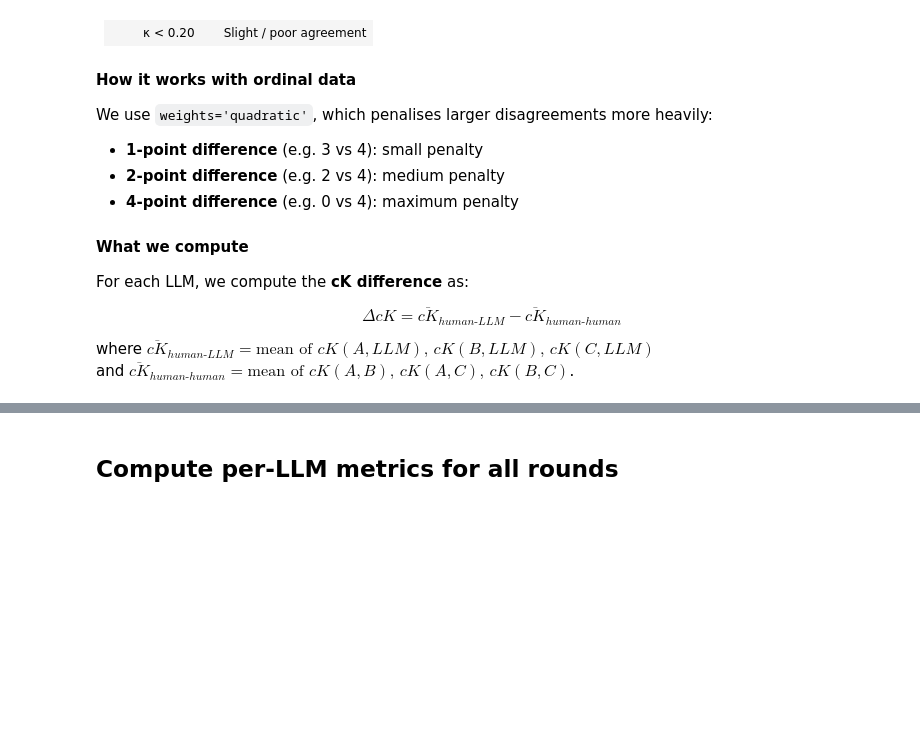
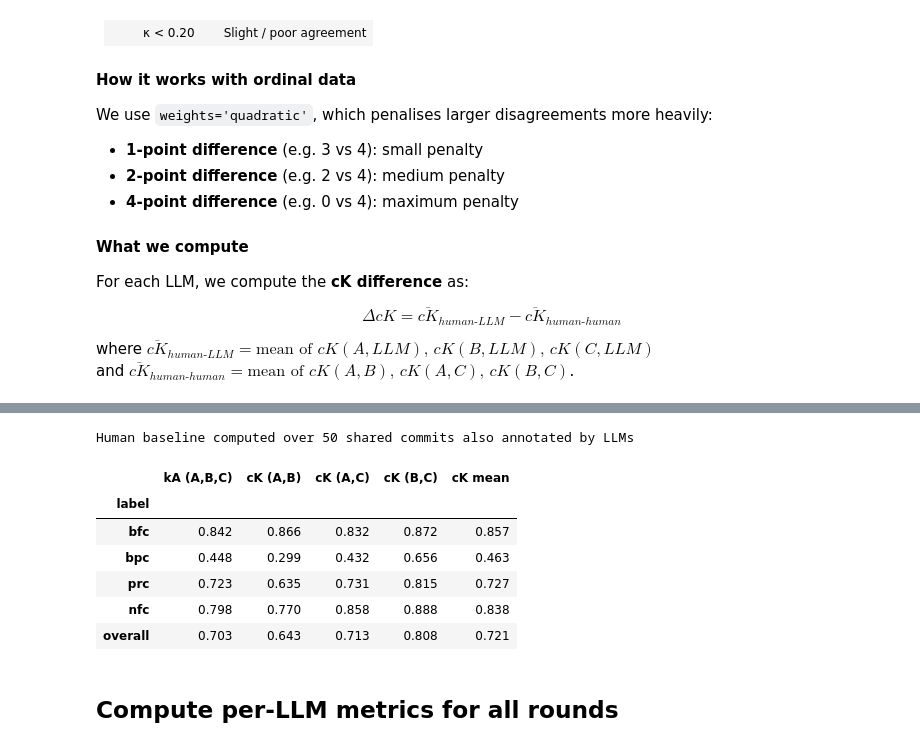
Before and after one commit to Maes95/llm-commit-classification, a Jupyter notebook: analysis/disagreement_analysis.ipynb, the cells around one changed output, grey strips where cells are left out. Drawn from its saved outputs; the diff is of its cells as text; code cells hidden in the pictures; blank space fills up the shorter version.

```diff
--- a/analysis/disagreement_analysis.ipynb
+++ b/analysis/disagreement_analysis.ipynb
@@ -222,3 +233,62 @@ def subset_by_commits(df: pd.DataFrame, commit_set: set[str]) -> pd.DataFrame:
+# %%
+# Use only commits shared by humans and also analyzed by LLMs
+human_common_commits = (
+    set(human_data["A"]["commit_hash"].astype(str))
+    & set(human_data["B"]["commit_hash"].astype(str))
+    & set(human_data["C"]["commit_hash"].astype(str))
+)
+
+llm_commit_sets = []
+for model_files in llm_files_by_round.values():
+    for csv_path in model_files.values():
+        llm_tmp = standardize_annotations_df(pd.read_csv(csv_path))
+        llm_commit_sets.append(set(llm_tmp["commit_hash"].astype(str)))
+
+if not llm_commit_sets:
+    raise ValueError("No LLM annotation files found to define the baseline commit set.")
+
+llm_common_commits = set.intersection(*llm_commit_sets)
+baseline_commit_set = human_common_commits & llm_common_commits
+
+if not baseline_commit_set:
+    raise ValueError("No shared commit set found between humans and LLM files for baseline.")
+
+hA_base = subset_by_commits(human_data["A"], baseline_commit_set)
+hB_base = subset_by_commits(human_data["B"], baseline_commit_set)
+hC_base = subset_by_commits(human_data["C"], baseline_commit_set)
+
+baseline_rows = []
+for label in LABELS:
+    ka_base      = alpha_for_group({"A": hA_base, "B": hB_base, "C": hC_base}, label)
+    ck_ab        = cohen_for_pair(hA_base, hB_base, label)
+    ck_ac        = cohen_for_pair(hA_base, hC_base, label)
+    ck_bc        = cohen_for_pair(hB_base, hC_base, label)
+    ck_base_mean = float(np.nanmean([ck_ab, ck_ac, ck_bc]))
+    baseline_rows.append({
+        "label": label,
+        "kA (A,B,C)": round(ka_base, 3),
+        "cK (A,B)": round(ck_ab, 3),
+        "cK (A,C)": round(ck_ac, 3),
+        "cK (B,C)": round(ck_bc, 3),
+        "cK mean": round(ck_base_mean, 3),
+    })
+
+baseline_df = pd.DataFrame(baseline_rows).set_index("label")
+
+# Overall averages across all labels
+baseline_df.loc["overall"] = baseline_df.mean().round(3)
+
+print(f"Human baseline computed over {len(baseline_commit_set)} shared commits also annotated by LLMs\n")
+display(baseline_df)
+# %% [output]
+Human baseline computed over 50 shared commits also annotated by LLMs
+|  | kA (A,B,C) | cK (A,B) | cK (A,C) | cK (B,C) | cK mean |
+| label |  |  |  |  |  |
+| bfc | 0.842 | 0.866 | 0.832 | 0.872 | 0.857 |
+| bpc | 0.448 | 0.299 | 0.432 | 0.656 | 0.463 |
+| prc | 0.723 | 0.635 | 0.731 | 0.815 | 0.727 |
+| nfc | 0.798 | 0.770 | 0.858 | 0.888 | 0.838 |
+| overall | 0.703 | 0.643 | 0.713 | 0.808 | 0.721 |
 # %% [markdown]
 ## Compute per-LLM metrics for all rounds
 # %%
```
Also changed, not shown: parts of 2 cells of this notebook.
